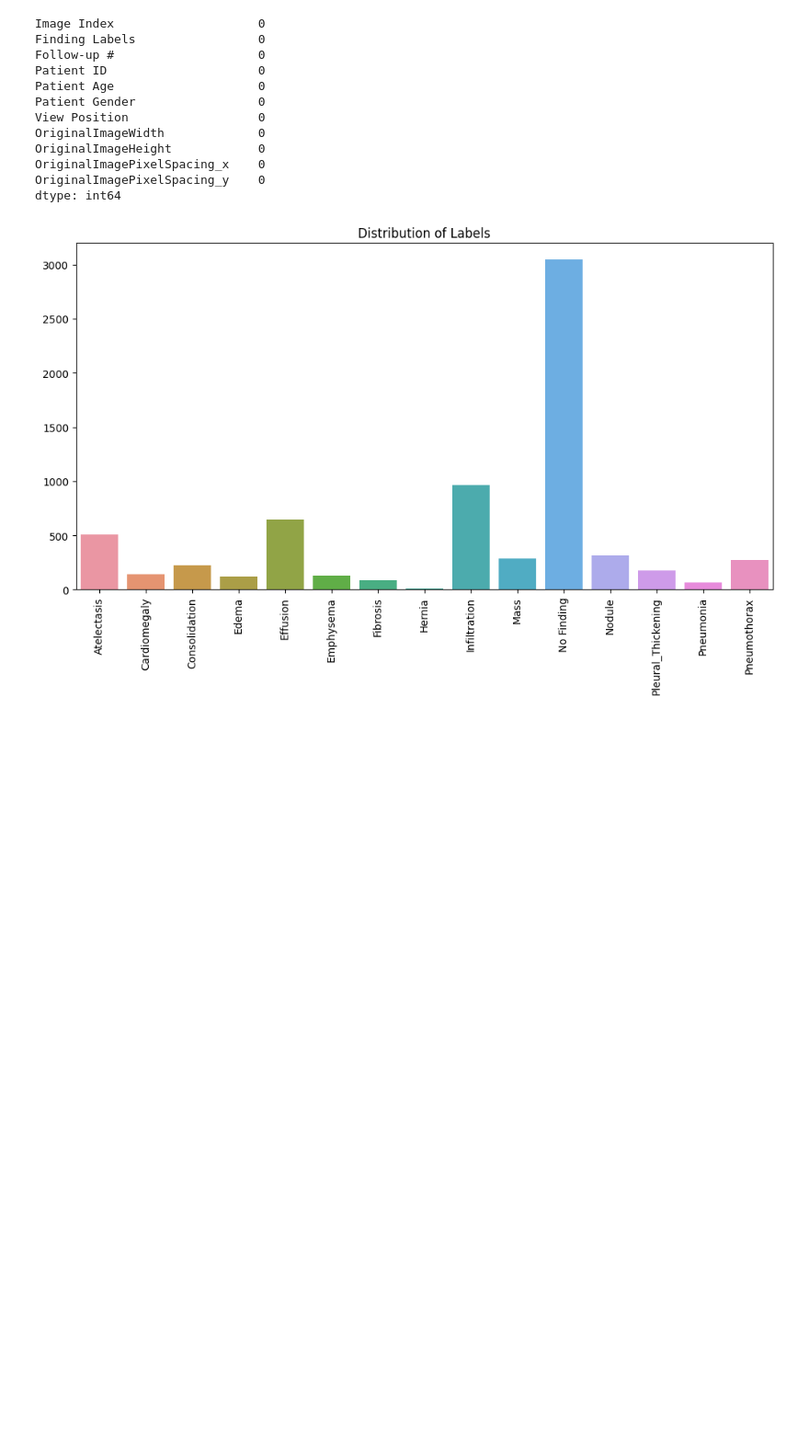
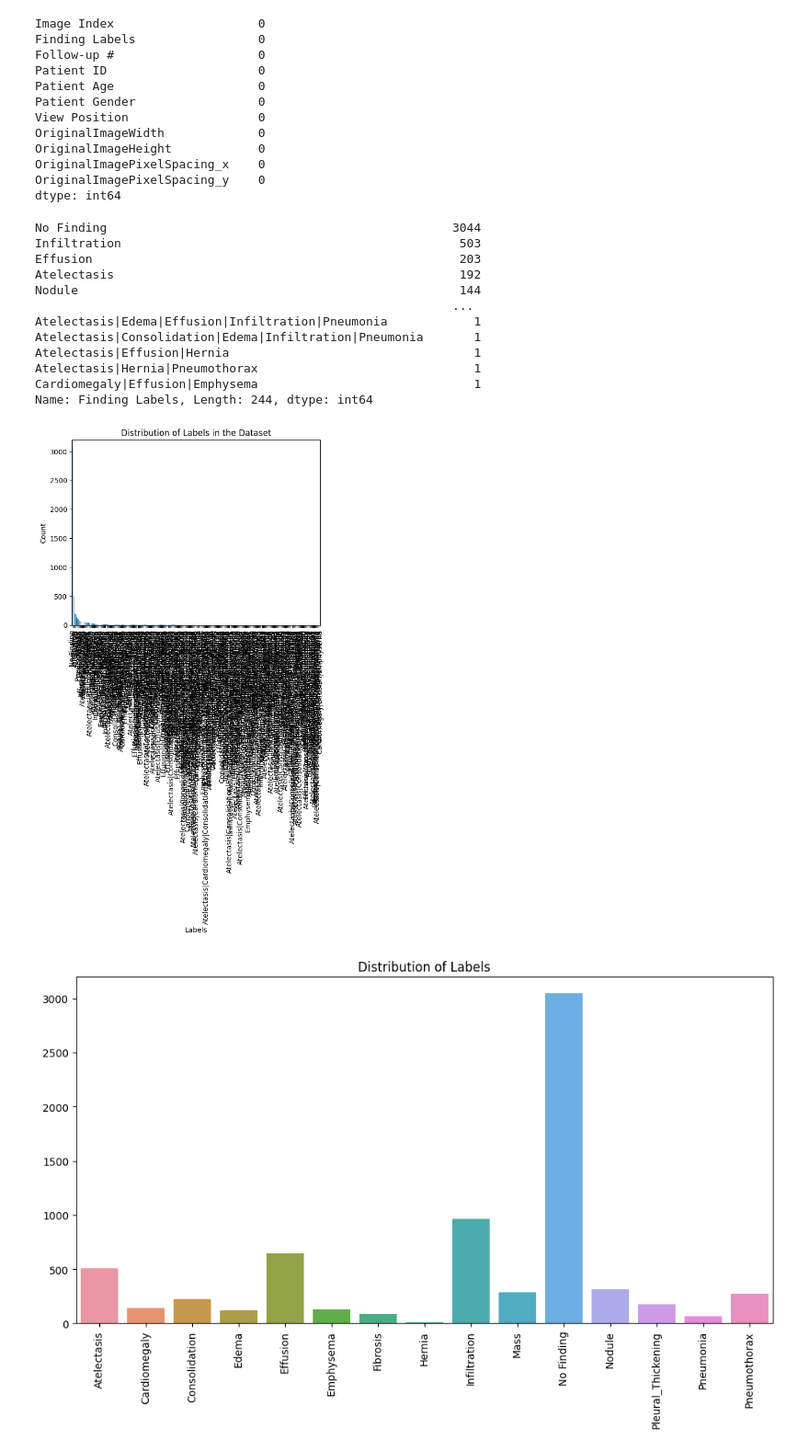
Before and after one commit to mashwaniT/movie-recommender-system, a Jupyter notebook: notebooks/1.0-ta-initial-data-exploration.ipynb, the cells around one changed output. Shown: that part at 92% size. Drawn from its saved outputs; the diff is of its cells as text; code cells hidden in the pictures; blank space fills up the shorter version.

```diff
--- a/notebooks/1.0-ta-initial-data-exploration.ipynb
+++ b/notebooks/1.0-ta-initial-data-exploration.ipynb
@@ -44,6 +44,28 @@ OriginalImageHeight            0
 OriginalImagePixelSpacing_x    0
 OriginalImagePixelSpacing_y    0
 dtype: int64
+# %%
+label_counts = df['Finding Labels'].value_counts()
+print(label_counts)
+label_counts.plot(kind='bar')
+plt.xlabel('Labels')
+plt.ylabel('Count')
+plt.title('Distribution of Labels in the Dataset')
+plt.show()
+# %% [output]
+No Finding                                                3044
+Infiltration                                               503
+Effusion                                                   203
+Atelectasis                                                192
+Nodule                                                     144
+                                                          ...
+Atelectasis|Edema|Effusion|Infiltration|Pneumonia            1
+Atelectasis|Consolidation|Edema|Infiltration|Pneumonia       1
+Atelectasis|Effusion|Hernia                                  1
+Atelectasis|Hernia|Pneumothorax                              1
+Cardiomegaly|Effusion|Emphysema                              1
+Name: Finding Labels, Length: 244, dtype: int64
+[figure, added]
 # %%
 all_labels = pd.get_dummies(df['Finding Labels'].str.split('|', expand=True).stack()).groupby(level=0).sum()
 
```
Also changed, not shown: 2 other files.
